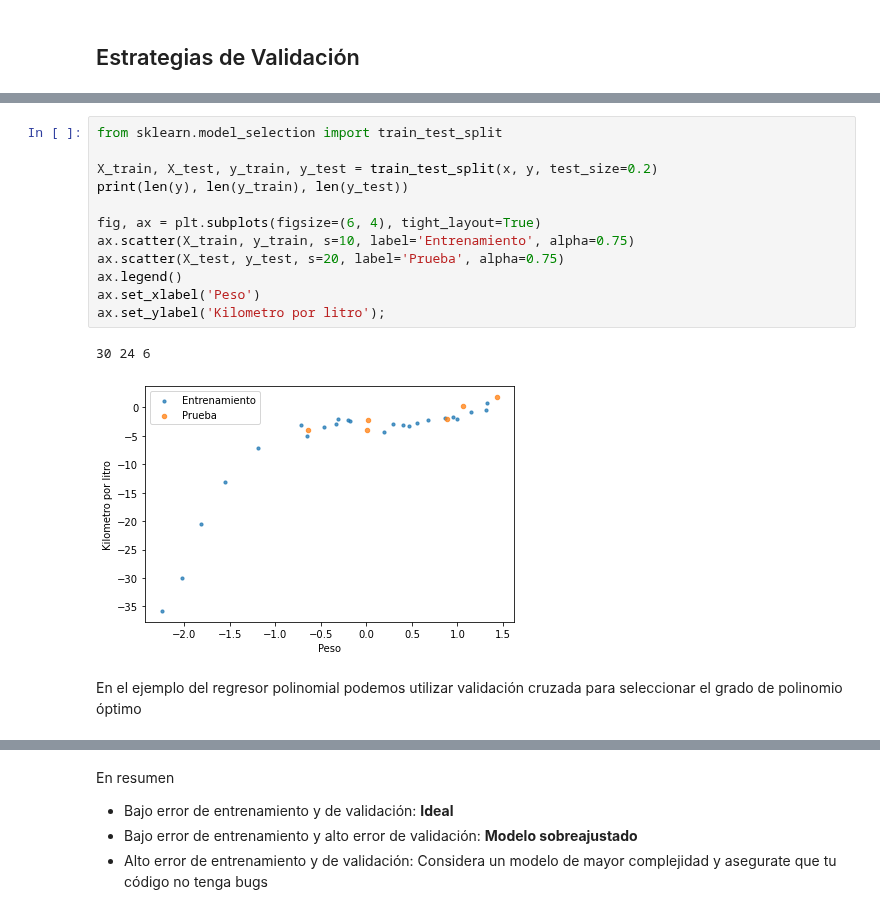
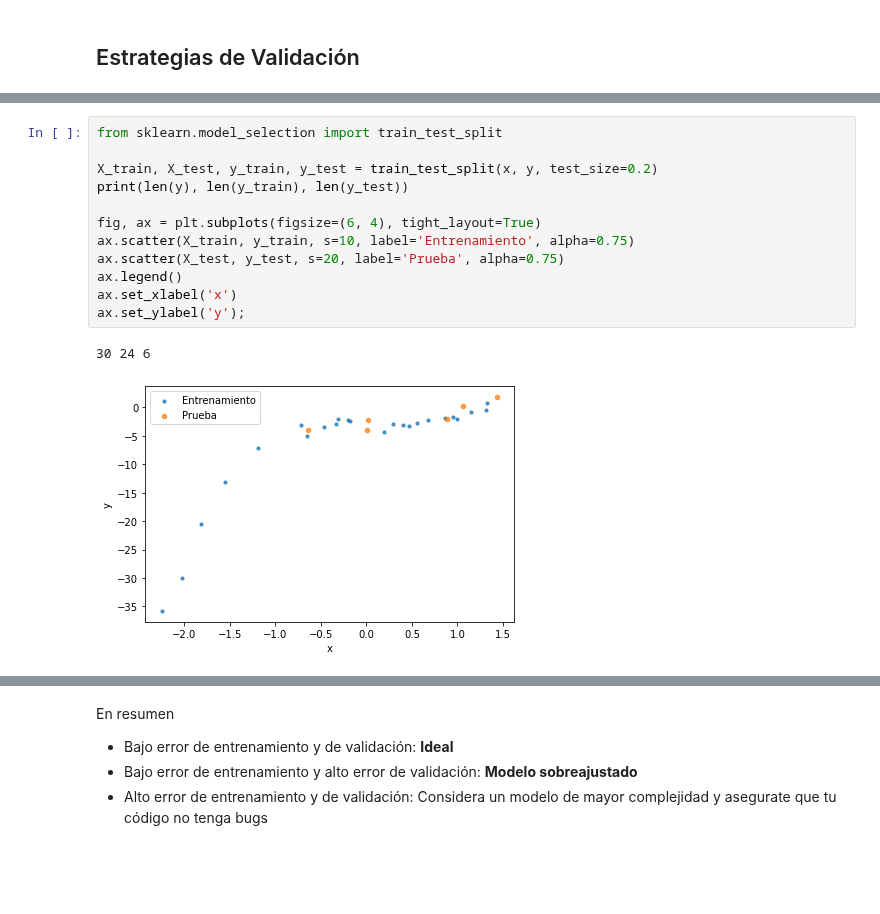
Before and after one commit to phuijse/MachineLearningBook, a Jupyter notebook: contents/supervised_learning/linear.ipynb, the cells around one changed output, grey strips where cells are left out. Drawn from its saved outputs; the diff is of its cells as text; blank space fills up the shorter version.

```diff
--- a/contents/supervised_learning/linear.ipynb
+++ b/contents/supervised_learning/linear.ipynb
@@ -266,17 +271,15 @@ Podemos separar un conjunto en dos con scikit-learn utilizando:
 # %%
 from sklearn.model_selection import train_test_split
 
 X_train, X_test, y_train, y_test = train_test_split(x, y, test_size=0.2)
 print(len(y), len(y_train), len(y_test))
 
 fig, ax = plt.subplots(figsize=(6, 4), tight_layout=True)
 ax.scatter(X_train, y_train, s=10, label='Entrenamiento', alpha=0.75)
 ax.scatter(X_test, y_test, s=20, label='Prueba', alpha=0.75)
 ax.legend()
-ax.set_xlabel('Peso')
-ax.set_ylabel('Kilometro por litro');
+ax.set_xlabel('x')
+ax.set_ylabel('y');
 # %% [output]
 30 24 6
-[figure, old version]
+[figure, new version]
-# %% [markdown]
-En el ejemplo del regresor polinomial podemos utilizar validación cruzada para seleccionar el grado de polinomio óptimo
```
Also changed, not shown: parts of 10 cells of this notebook.
